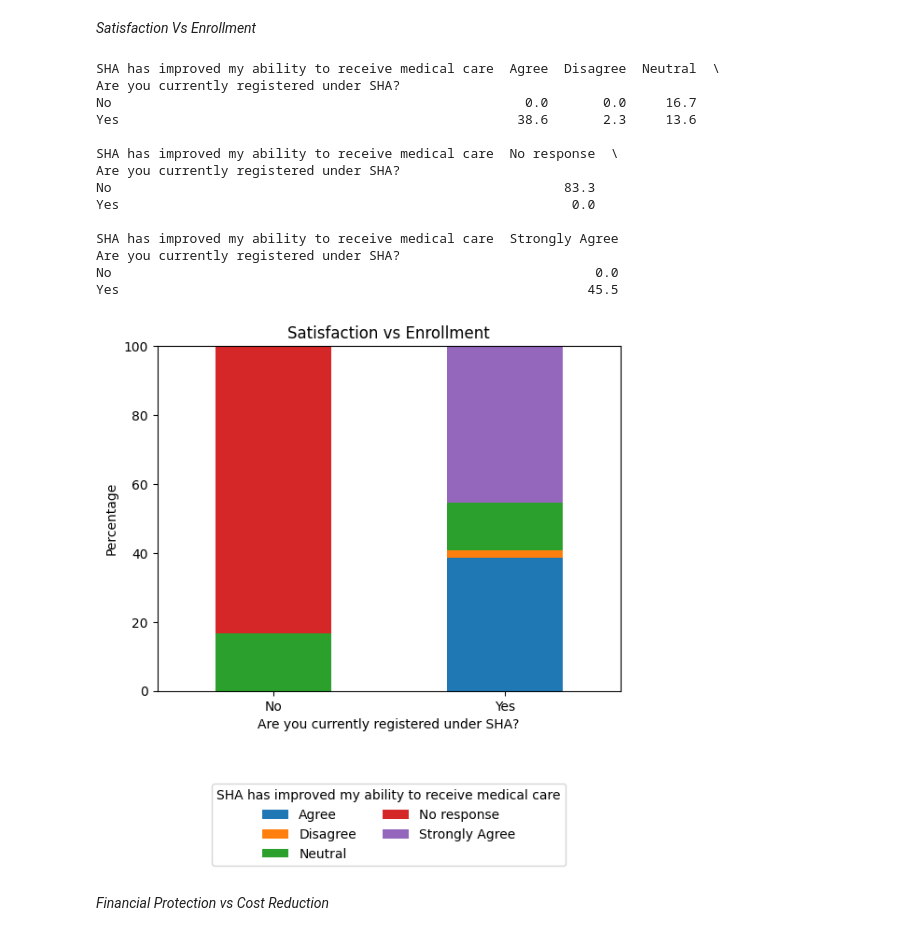
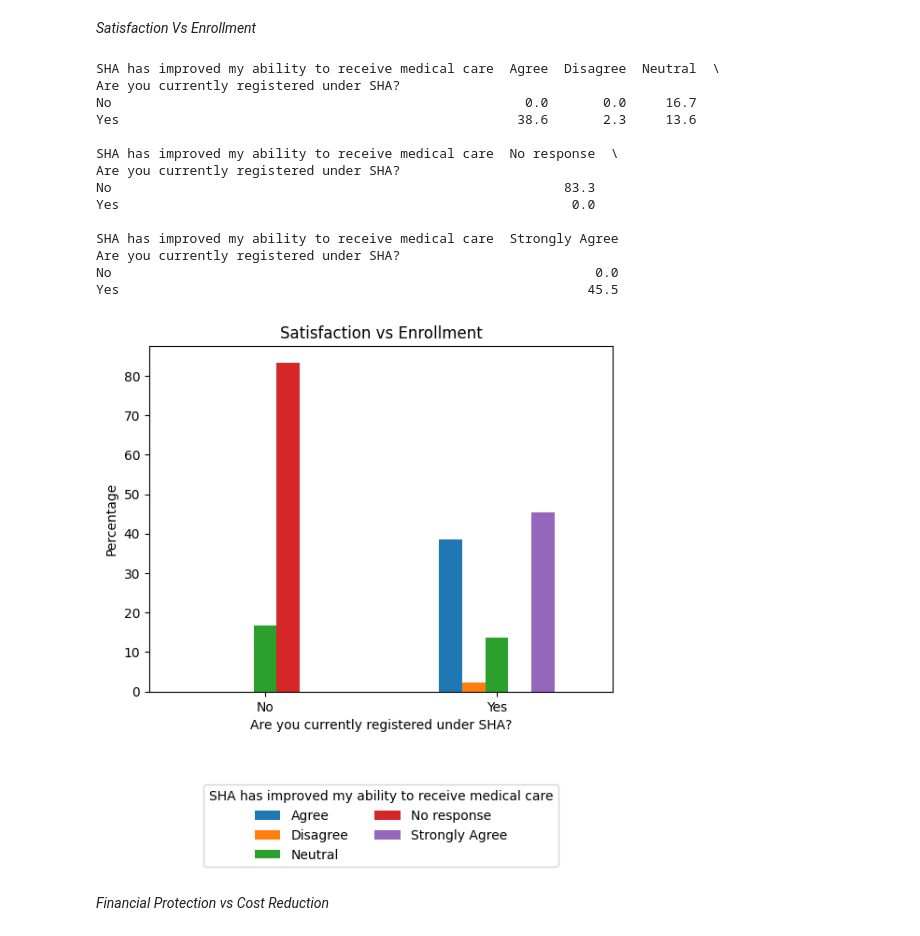
Before and after one commit to DennoCheru/Mosoriot, a Jupyter notebook: Mosoriot.ipynb, the cells around one changed output. Cells and saved outputs as stored; diff of their text form; code cells hidden in the pictures.

```diff
--- a/Mosoriot.ipynb
+++ b/Mosoriot.ipynb
@@ -999,29 +999,29 @@ plt.show()
 # %%
 ct = pd.crosstab(df_main['Are you currently registered under SHA?'], df_main['SHA has improved my ability to receive medical care'], normalize='index') * 100
 print(ct.round(1))
 
-ct.plot(kind='bar', stacked=True)
+ct.plot(kind='bar', stacked=False)
 plt.title('Satisfaction vs Enrollment')
 plt.legend(loc='upper center', bbox_to_anchor=(0.5, -0.25), ncol=2, title = 'SHA has improved my ability to receive medical care')
 plt.ylabel('Percentage')
 plt.xticks(rotation=0)
 plt.show()
 # %% [output]
 SHA has improved my ability to receive medical care  Agree  Disagree  Neutral  \
 Are you currently registered under SHA?
 No                                                     0.0       0.0     16.7
 Yes                                                   38.6       2.3     13.6
 
 SHA has improved my ability to receive medical care  No response  \
 Are you currently registered under SHA?
 No                                                          83.3
 Yes                                                          0.0
 
 SHA has improved my ability to receive medical care  Strongly Agree
 Are you currently registered under SHA?
 No                                                              0.0
 Yes                                                            45.5
-[figure, old version]
+[figure, new version]
 # %% [markdown]
 *Financial Protection vs Cost Reduction*
 # %%
```
Also changed, not shown: parts of 6 cells of this notebook.
